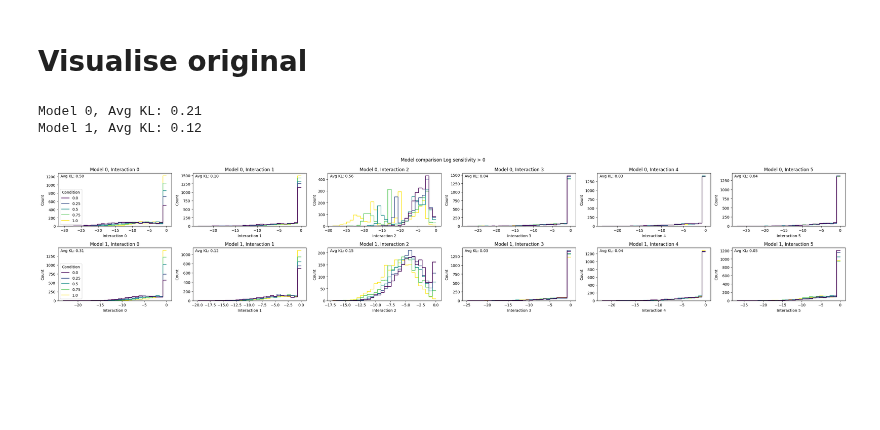
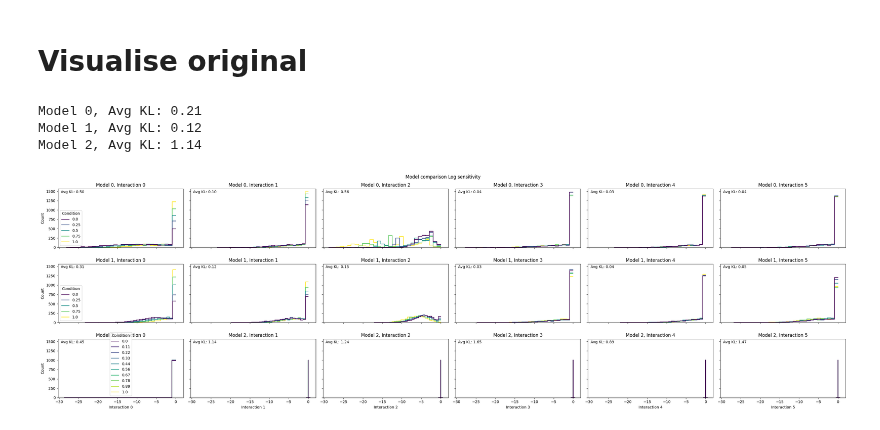
Before and after one commit to olive004/EvoScaper, a Jupyter notebook: notebooks/13_prompt_specificity.ipynb, the cells around one changed output. Cells and saved outputs as stored; diff of their text form; code cells hidden in the pictures; blank space fills up the shorter version.

```diff
--- a/notebooks/13_prompt_specificity.ipynb
+++ b/notebooks/13_prompt_specificity.ipynb
@@ -624,24 +633,32 @@ def main():
     plt.show()
 
 
+df_results = pd.DataFrame()
 for im, (k, m) in enumerate(models_vars.items()):
     print(f'Model {k}\n')
-    h_all, z_all, x, cond, x_rev_all, cond_rev_all, fake_circuits, sampled_cond = m
+    h_all, z_all, x, cond, x_rev_all, cond_rev_all, config_dataset, fake_circuits, sampled_cond = m
     # Evaluate all metrics
     n_show = 1000 #len(z_all)
-    z_samples = z_all[:n_show]
-    conditions = cond_rev_all[:n_show]
+    z_samples = np.array(z_all)[:n_show]
+    conditions = np.array(cond_rev_all)[:n_show][:, None]
     # conditions = cond_rev_all[..., idx_obj][:n_show]
 
     for idx_obj, obj_col in enumerate(config_dataset.objective_col):
-        print(obj_col)
-        results = evaluate_all_metrics(z_samples, conditions[..., idx_obj])
+        print('\n', obj_col)
+        results = evaluate_all_metrics(z_samples, conditions[..., idx_obj].squeeze())
+        results = pd.DataFrame(pd.Series(results)).reset_index().rename(columns={'index': 'Metric Type', 0: 'Metric Value'})
+        results['Objective'] = obj_col
+        results['Model'] = k
+        df_results = pd.concat([df_results, results])
 
     # Visualize
     visualize_latent_by_condition_all(z_samples, conditions, config_dataset.objective_col, method='pca')
     # visualize_latent_by_condition(z_samples, conditions, method='tsne')
     # visualize_latent_by_condition(z_samples, conditions, method='pca')
     plt.show()
+
+df_results = df_results.reset_index(drop=True)
+df_results
 # %% [output]
 Model 0
 
@@ -679,0 +729,11 @@ NN Condition Accuracy: 0.5282 (higher is more specific)
+# %%
+metrics = df_results[~df_results['Metric Type'].isin(['mutual_information_per_dim', 'per_condition_entropy'])]['Metric Type'].unique()
+fig, axs = plt.subplots(1, len(metrics), figsize=(5*len(metrics), 4))
+for im, metric in enumerate(metrics):
+    sns.barplot(df_results[df_results['Metric Type'] == metric], x='Model', y='Metric Value', hue='Objective', ax=axs[im],
+                legend=False if im > 0 else True)
+    axs[im].set_ylabel(metric)
+    axs[im].set_title(metric)
+plt.suptitle('Prompt Specificity Metrics')
+plt.tight_layout()
+plt.show()
@@ -681,24 +743,26 @@ NN Condition Accuracy: 0.5282 (higher is more specific)
 # Visualise original
 # %%
 idx_obj = 0
+thresh_min = -30
 nrows = len(models_vars)
 ncols = fake_circuits.shape[-1]
-fig, axs = plt.subplots(nrows, ncols, figsize=(5*ncols, 3*nrows))
+fig, axs = plt.subplots(nrows, ncols, figsize=(5*ncols, 3*nrows), sharex=True, sharey=True)
 for im, (k, m) in enumerate(models_vars.items()):
-    h_all, z_all, x, cond, x_rev_all, cond_rev_all, fake_circuits, sampled_cond = m
-    sampled_cond_f = sampled_cond.reshape(np.prod(sampled_cond.shape[:-1]), -1)
+    h_all, z_all, x, cond, x_rev_all, cond_rev_all, config_dataset, fake_circuits, sampled_cond = m
+    sampled_cond_f = sampled_cond.reshape(np.prod(sampled_cond.shape[:-1]), -1) #.round(2)
     if len(np.unique(sampled_cond)) > 10:
         sampled_cond_binned = pd.qcut(sampled_cond_f[..., idx_obj], q=10, labels=False)
     else:
         sampled_cond_binned = sampled_cond_f[..., idx_obj]
-    fake_circuits_inv = fake_circuits.reshape(np.prod(fake_circuits.shape[:-1]), -1).squeeze()
+    fake_circuits_inv = fake_circuits.reshape(np.prod(fake_circuits.shape[:-1]), -1).squeeze() #.round(2)
     # fake_circuits_inv = x_datanormaliser.create_chain_preprocessor_inverse(x_methods_preprocessing)(fake_circuits).reshape(np.prod(fake_circuits.shape[:-1]), -1).squeeze()
 
     # Calculate KL and show distributions
     kl_divs_avg = []
     for ie in range(fake_circuits.shape[-1]):
         # Bin conditions into 10 groups
-        df = pd.DataFrame(data=np.concatenate([fake_circuits_inv[..., ie], sampled_cond_binned]).reshape(2, -1).T, columns=[f'Interaction {ie}', 'Condition'])
+        df = pd.DataFrame(data=np.concatenate([fake_circuits_inv[..., ie].round(2), sampled_cond_binned.round(2)]).reshape(2, -1).T, columns=[f'Interaction {ie}', 'Condition'])
+        df = df[df[f'Interaction {ie}'] > thresh_min]
         sns.histplot(data=df, x=f'Interaction {ie}', hue='Condition', palette='viridis' if len(np.unique(sampled_cond_binned)) > 2 else None,
                      element='step', multiple='layer', bins=30, ax=axs[im, ie],
                      fill=False, legend=True if ie == 0 else False)
@@ -708,33 +772,34 @@ for im, (k, m) in enumerate(models_vars.items()):
         kl_divs = []
         unique_conds = np.unique(sampled_cond_binned)
         for cond1 in unique_conds:
             dist1 = fake_circuits_inv[sampled_cond_binned == cond1, ie]
             hist1, bins = np.histogram(dist1, bins=30, density=True)
             hist1 = hist1 + 1e-10  # Add small constant to avoid division by zero
 
             for cond2 in unique_conds:
                 if cond1 >= cond2:
                     continue
                 dist2 = fake_circuits_inv[sampled_cond_binned == cond2, ie]
                 hist2, _ = np.histogram(dist2, bins=bins, density=True)
                 hist2 = hist2 + 1e-10
 
                 kl_div = entropy(hist1, hist2)
                 kl_divs.append((cond1, cond2, kl_div))
 
         if len(kl_divs) > 0:
-            avg_kl = np.mean([x[2] for x in kl_divs])
+            avg_kl = np.nanmean([x[2] for x in kl_divs])
             axs[im, ie].text(0.02, 0.98, f'Avg KL: {avg_kl:.2f}',
                            transform=axs[im, ie].transAxes,
                            verticalalignment='top')
         kl_divs_avg.append(avg_kl)
 
-    print(f'Model {k}, Avg KL: {np.mean(kl_divs_avg):.2f}')
+    print(f'Model {k}, Avg KL: {np.nanmean(kl_divs_avg):.2f}')
 
 plt.suptitle(f'Model comparison {config_dataset.objective_col[idx_obj]}')
 plt.tight_layout()
 plt.show()
 # %% [output]
 Model 0, Avg KL: 0.21
 Model 1, Avg KL: 0.12
+Model 2, Avg KL: 1.14
-[figure, old version]
+[figure, new version]
```
Also changed, not shown: parts of 6 cells of this notebook.
